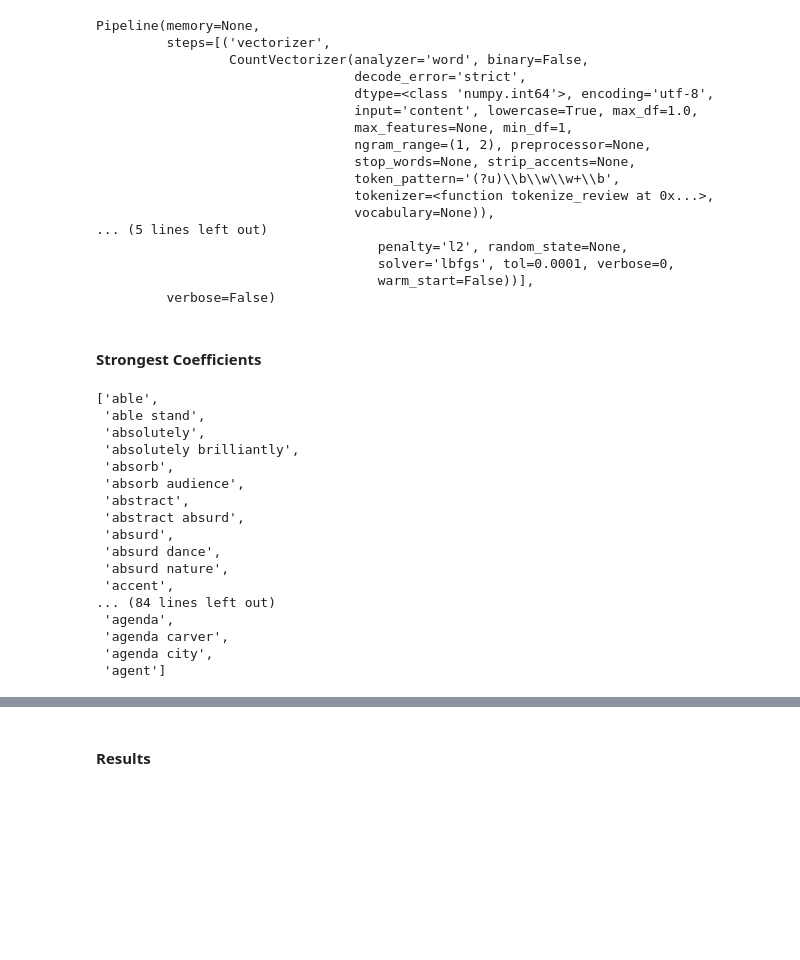
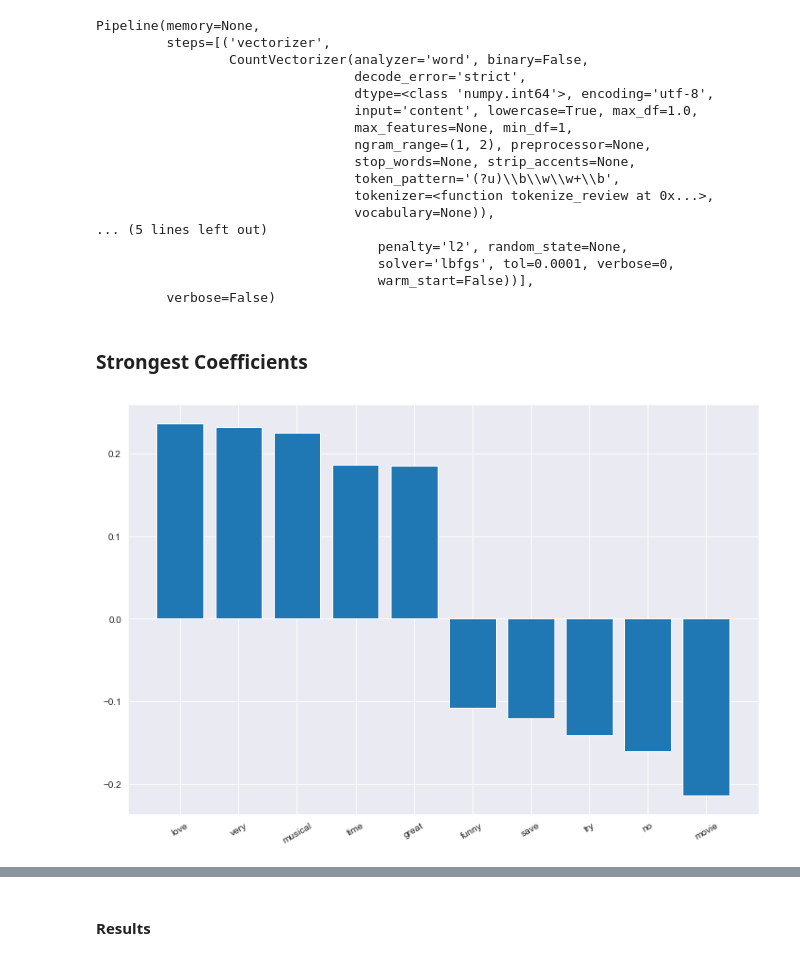
Before and after one commit to SylvainLosey/DMML2019_Team_Orange, a Jupyter notebook: code/2_analysis.ipynb, the cells around one changed output, grey strips where cells are left out. Drawn from its saved outputs; the diff is of its cells as text; code cells hidden in the pictures; blank space fills up the shorter version.

```diff
--- a/code/2_analysis.ipynb
+++ b/code/2_analysis.ipynb
@@ -32 +32,3 @@ You can now load the model via spacy.load('en_core_web_sm')
+# %%
+plt.rcParams['figure.figsize'] = [12, 8]
 # %% [markdown]
@@ -94,24 +96,35 @@ Pipeline(memory=None,
                                     warm_start=False))],
          verbose=False)
 # %% [markdown]
-#### Strongest Coefficients
+### Strongest Coefficients
-# %%
-count_vector.get_feature_names()[:100]
-# %% [output]
-['able',
- 'able stand',
- 'absolutely',
- 'absolutely brilliantly',
- 'absorb',
- 'absorb audience',
- 'abstract',
- 'abstract absurd',
- 'absurd',
- 'absurd dance',
- 'absurd nature',
- 'accent',
-... (84 lines left out)
- 'agenda',
- 'agenda carver',
- 'agenda city',
- 'agent']
+# %%
+def get_interesting_features(features):
+    interesting_coefs = []
+    for best_positive in sorted(features.items(), key=lambda x: x[1], reverse=True)[:5]:
+        interesting_coefs.append(best_positive)
+
+    for best_negative in sorted(features.items(), key=lambda x: x[1])[:5]:
+        interesting_coefs.append(best_negative)
+    return interesting_coefs
+# %%
+def graph_interesting_features(interesting_features):
+    sorted_by_coef = sorted(interesting_features, key=lambda tup: tup[1], reverse=True)
+
+    feature = [elem[0] for elem in sorted_by_coef]
+    coef = [elem[1] for elem in sorted_by_coef]
+
+    plt.bar(x_pos, coef)
+    plt.xticks(x_pos, feature)
+    plt.xticks(rotation=30)
+    plt.show()
+# %%
+model_features = {
+    word: coef for word, coef in zip(
+        count_vector.get_feature_names(), classifier.coef_[0]
+    )
+}
+
+interesting_features = get_interesting_features(model_features)
+graph_interesting_features(interesting_features)
+# %% [output]
+[figure, added]
```
Also changed, not shown: parts of 14 cells of this notebook, 4 other files.
